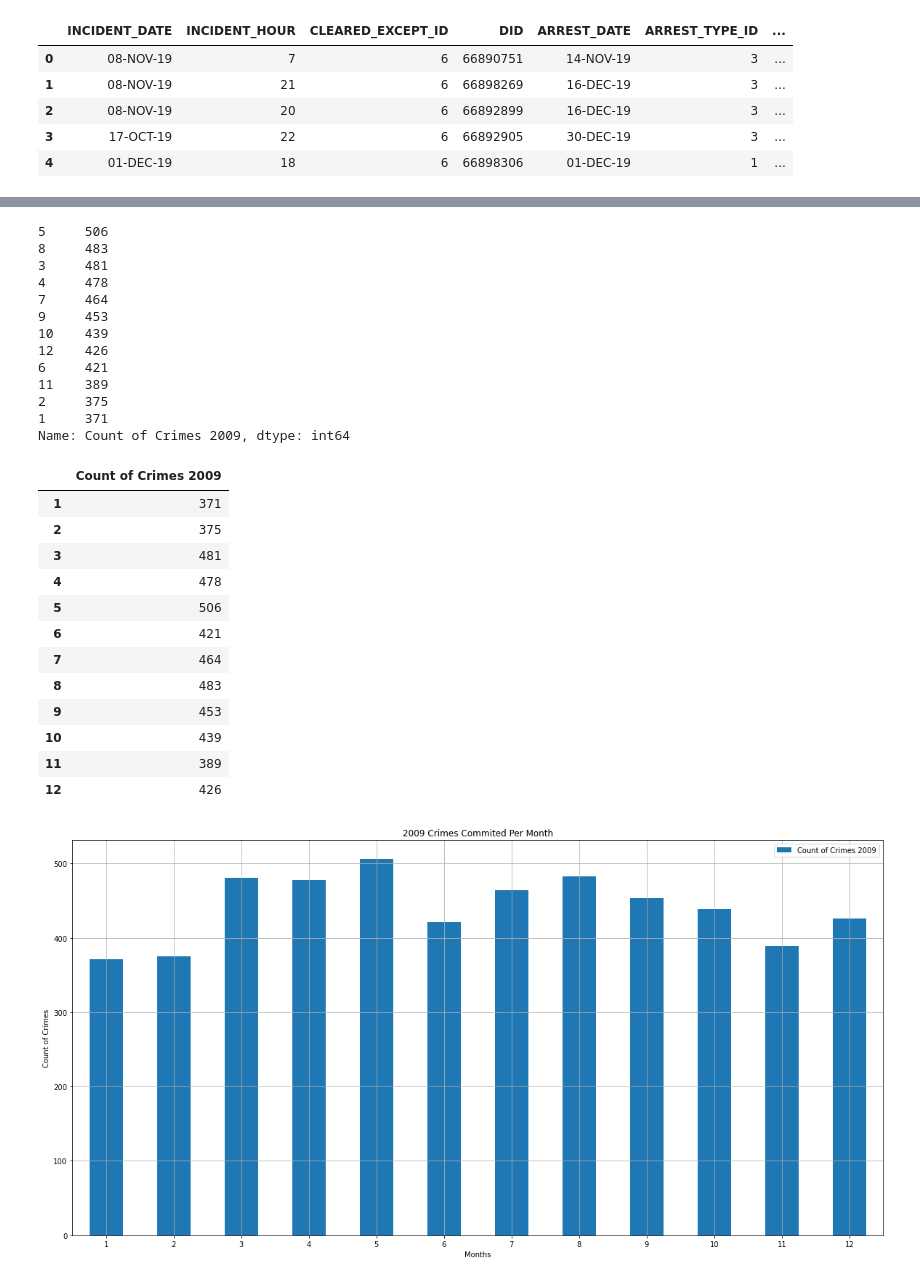
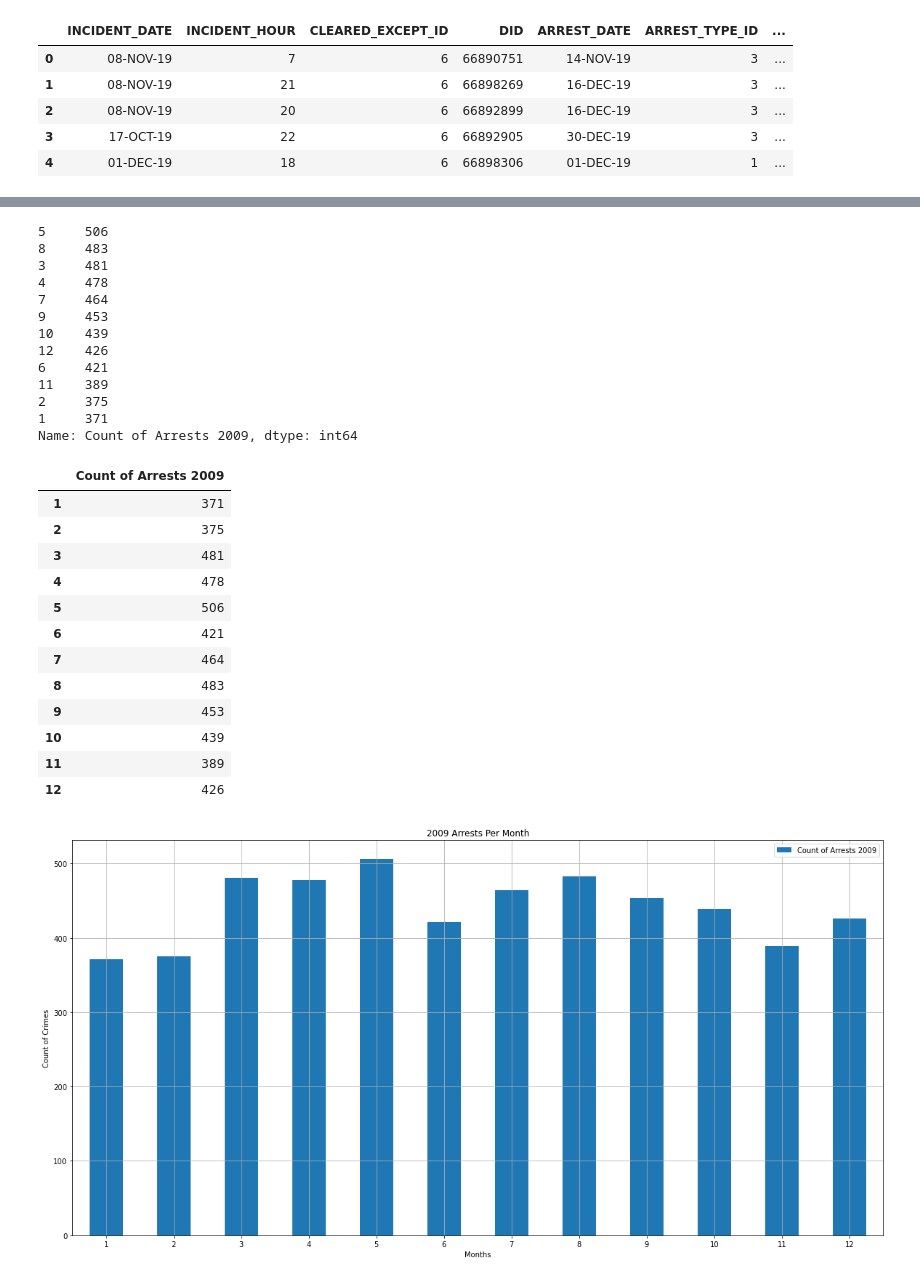
Before and after one commit to Jorgehdzdata/Project1_group3, a Jupyter notebook: Nicole1.ipynb, the cells around one changed output, grey strips where cells are left out. Saved outputs shown, nothing was run; the diff lists cells and outputs as text; code cells hidden in the pictures.

Commit message:
renamed graph and added png file

```diff
--- a/Nicole1.ipynb
+++ b/Nicole1.ipynb
@@ -99,7 +99,7 @@ clean2019.head()
 | 3 | 17-OCT-19 | 22 | 6 | 66892905 | 30-DEC-19 | 3 | ... |
 | 4 | 01-DEC-19 | 18 | 6 | 66898306 | 01-DEC-19 | 1 | ... |
 # %%
-clean2009['Count of Crimes 2009']=pd.DatetimeIndex(clean2009['incident_date']).month
+clean2009['Count of Arrests 2009']=pd.DatetimeIndex(clean2009['incident_date']).month
 clean2009
 # %% [output]
 |  | incident_number | incident_date | incident_hour | cleared_except_date | ddocname | ff_line_number_x | ... |
@@ -118,5 +118,5 @@ clean2009
 # %%
-months_2009=clean2009['Count of Crimes 2009']
+months_2009=clean2009['Count of Arrests 2009']
 months_2009
 # %% [output]
 0        1
@@ -147,14 +147,14 @@ counts2009
 11    389
 2     375
 1     371
-Name: Count of Crimes 2009, dtype: int64
+Name: Count of Arrests 2009, dtype: int64
 # %%
 table1=counts2009.sort_index()
 table1=pd.DataFrame([table1])
 table1=table1.T
 table1
 # %% [output]
-|  | Count of Crimes 2009 |
+|  | Count of Arrests 2009 |
 | 1 | 371 |
 | 2 | 375 |
 | 3 | 481 |
@@ -169,11 +169,11 @@ table1
 | 12 | 426 |
 # %%
 table1.plot.bar(figsize=(20, 10));
-plt.title('2009 Crimes Commited Per Month')
+plt.title('2009 Arrests Per Month')
 plt.xlabel('Months')
 plt.ylabel('Count of Crimes');
 plt.xticks(rotation=0, horizontalalignment="center");
 plt.grid()
 # %% [output]
-[figure, old version]
+[figure, new version]
 # %%
```
Also changed, not shown: parts of 9 cells of this notebook, 1 other file.
